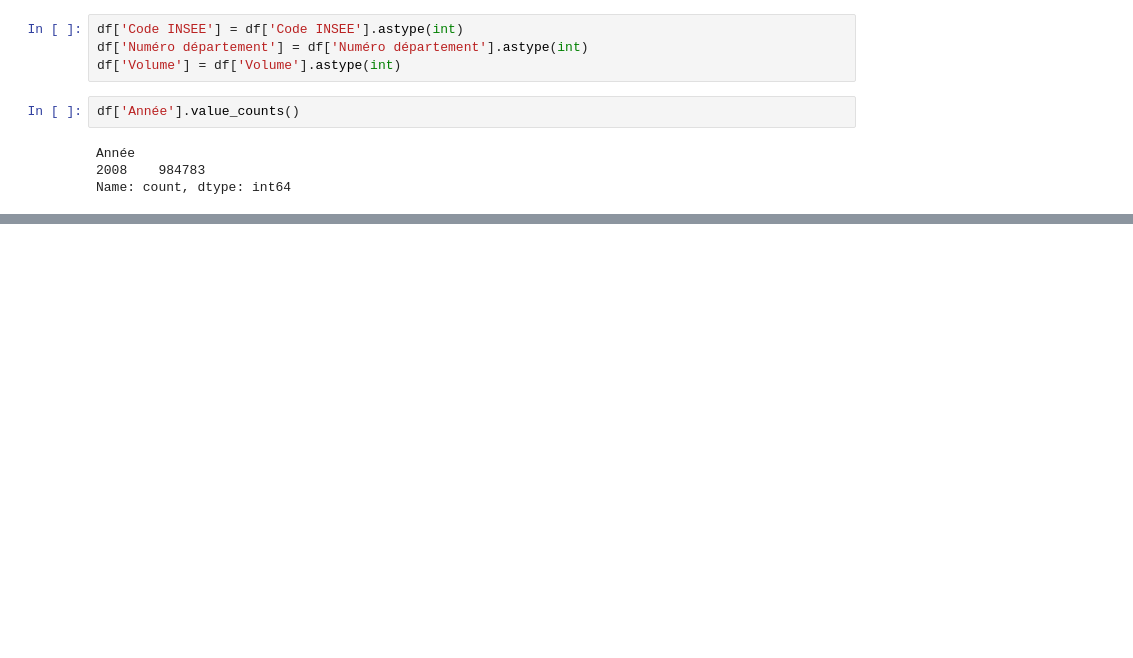
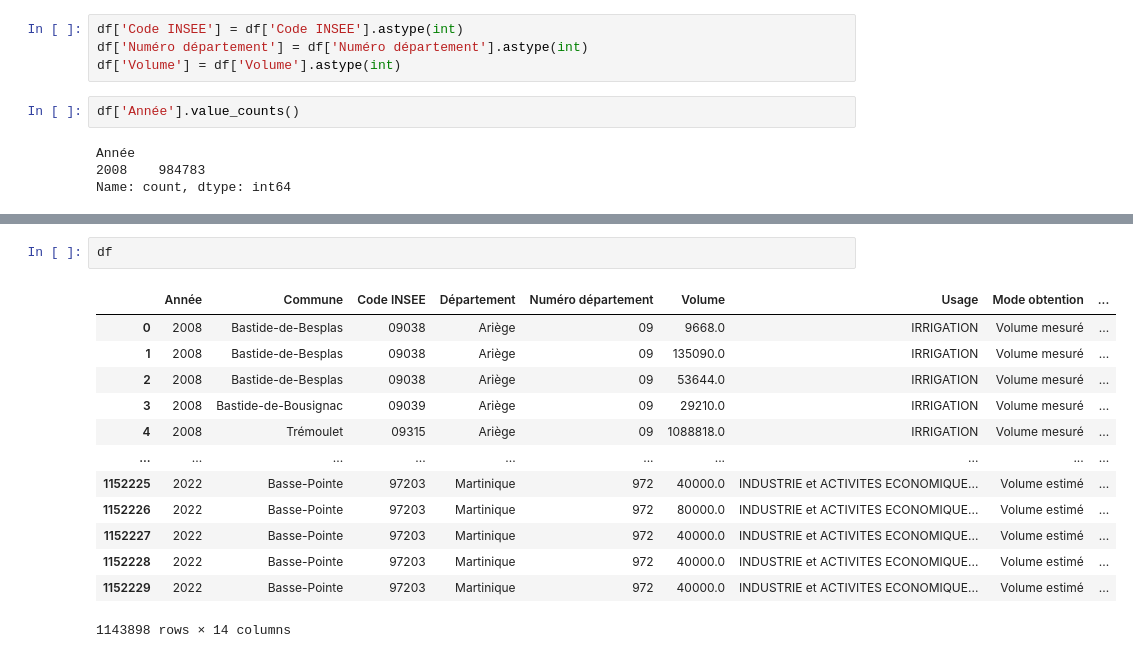
Before and after one commit to Garvoz/AquaVision, a Jupyter notebook: exploration2.ipynb, the cells around one changed output, grey strips where cells are left out. Drawn from its saved outputs; the diff is of its cells as text; blank space fills up the shorter version.

```diff
--- a/exploration2.ipynb
+++ b/exploration2.ipynb
@@ -270,0 +303,16 @@ Name: count, dtype: int64
+# %%
+df
+# %% [output]
+|  | Année | Commune | Code INSEE | Département | Numéro département | Volume | Usage | Mode obtention | ... |
+| 0 | 2008 | Bastide-de-Besplas | 09038 | Ariège | 09 | 9668.0 | IRRIGATION | Volume mesuré | ... |
+| 1 | 2008 | Bastide-de-Besplas | 09038 | Ariège | 09 | 135090.0 | IRRIGATION | Volume mesuré | ... |
+| 2 | 2008 | Bastide-de-Besplas | 09038 | Ariège | 09 | 53644.0 | IRRIGATION | Volume mesuré | ... |
+| 3 | 2008 | Bastide-de-Bousignac | 09039 | Ariège | 09 | 29210.0 | IRRIGATION | Volume mesuré | ... |
+| 4 | 2008 | Trémoulet | 09315 | Ariège | 09 | 1088818.0 | IRRIGATION | Volume mesuré | ... |
+| ... | ... | ... | ... | ... | ... | ... | ... | ... | ... |
+| 1152225 | 2022 | Basse-Pointe | 97203 | Martinique | 972 | 40000.0 | INDUSTRIE et ACTIVITES ECONOMIQUE... | Volume estimé | ... |
+| 1152226 | 2022 | Basse-Pointe | 97203 | Martinique | 972 | 80000.0 | INDUSTRIE et ACTIVITES ECONOMIQUE... | Volume estimé | ... |
+| 1152227 | 2022 | Basse-Pointe | 97203 | Martinique | 972 | 40000.0 | INDUSTRIE et ACTIVITES ECONOMIQUE... | Volume estimé | ... |
+| 1152228 | 2022 | Basse-Pointe | 97203 | Martinique | 972 | 40000.0 | INDUSTRIE et ACTIVITES ECONOMIQUE... | Volume estimé | ... |
+| 1152229 | 2022 | Basse-Pointe | 97203 | Martinique | 972 | 40000.0 | INDUSTRIE et ACTIVITES ECONOMIQUE... | Volume estimé | ... |
+1143898 rows × 14 columns
```
Also changed, not shown: parts of 28 cells of this notebook, 6 other files.
